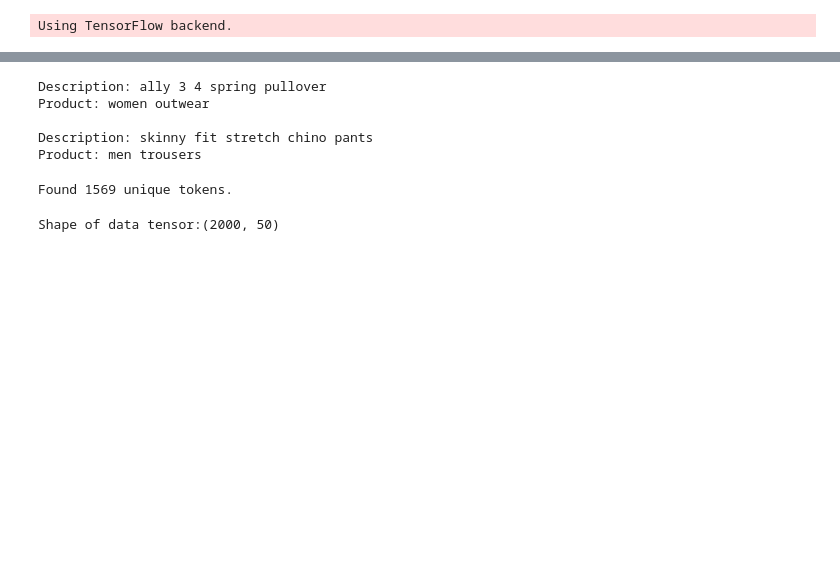
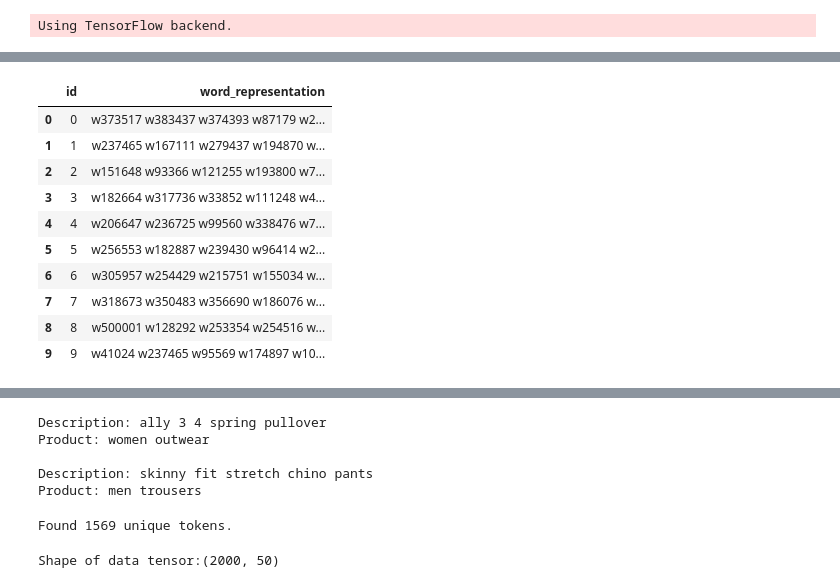
Before and after one commit to nicholasneo78/brainhack-til2020, a Jupyter notebook: TeamMIA-nlp.ipynb, the cells around one changed output, grey strips where cells are left out. Drawn from its saved outputs; the diff is of its cells as text; code cells hidden in the pictures; blank space fills up the shorter version.

```diff
--- a/TeamMIA-nlp.ipynb
+++ b/TeamMIA-nlp.ipynb
@@ -39,0 +45,15 @@ fashion_df.head(10)
+# %%
+# Showing the first few columns of the test dataset
+fashion_test_df.head(10)
+# %% [output]
+|  | id | word_representation |
+| 0 | 0 | w373517 w383437 w374393 w87179 w2... |
+| 1 | 1 | w237465 w167111 w279437 w194870 w... |
+| 2 | 2 | w151648 w93366 w121255 w193800 w7... |
+| 3 | 3 | w182664 w317736 w33852 w111248 w4... |
+| 4 | 4 | w206647 w236725 w99560 w338476 w7... |
+| 5 | 5 | w256553 w182887 w239430 w96414 w2... |
+| 6 | 6 | w305957 w254429 w215751 w155034 w... |
+| 7 | 7 | w318673 w350483 w356690 w186076 w... |
+| 8 | 8 | w500001 w128292 w253354 w254516 w... |
+| 9 | 9 | w41024 w237465 w95569 w174897 w10... |
```
Also changed, not shown: parts of 14 cells of this notebook.
